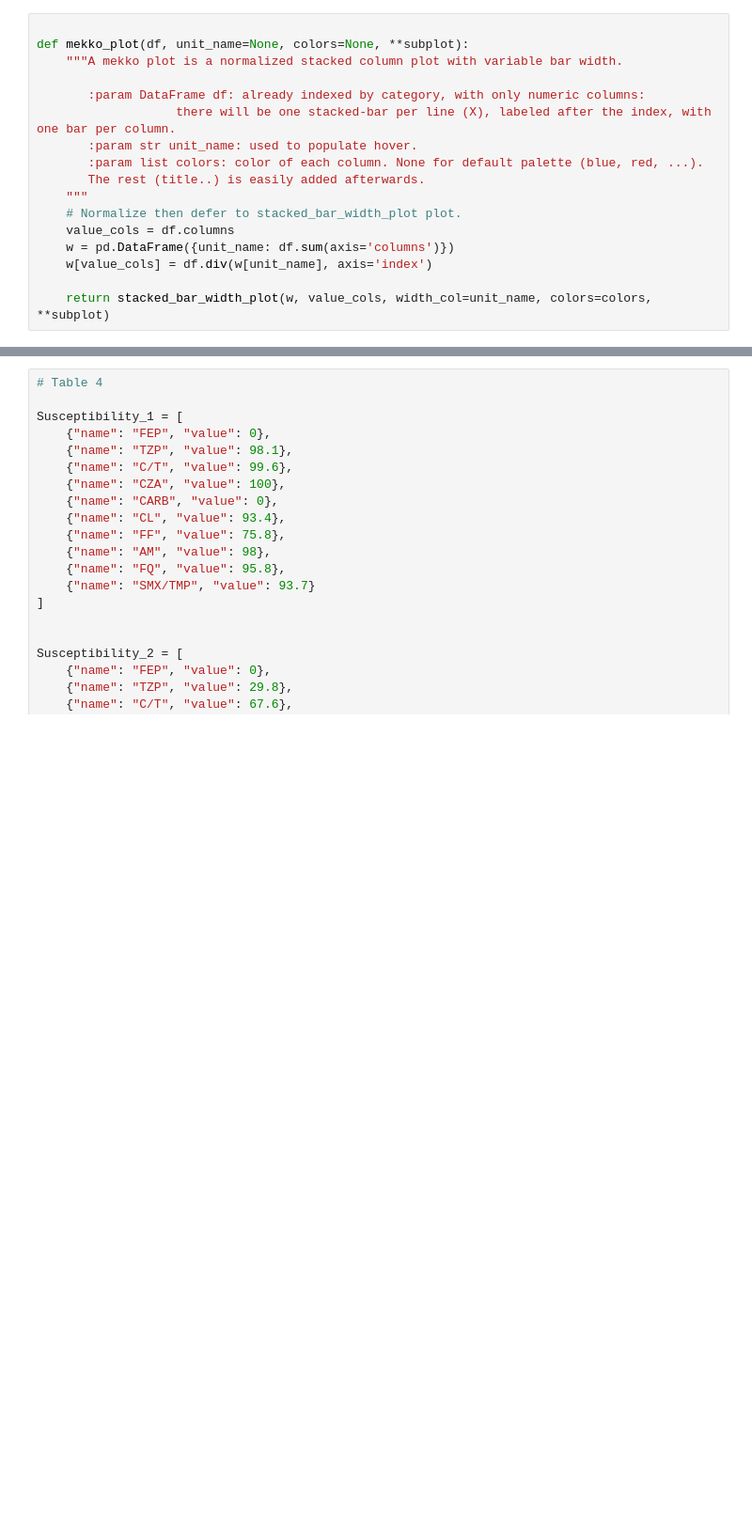
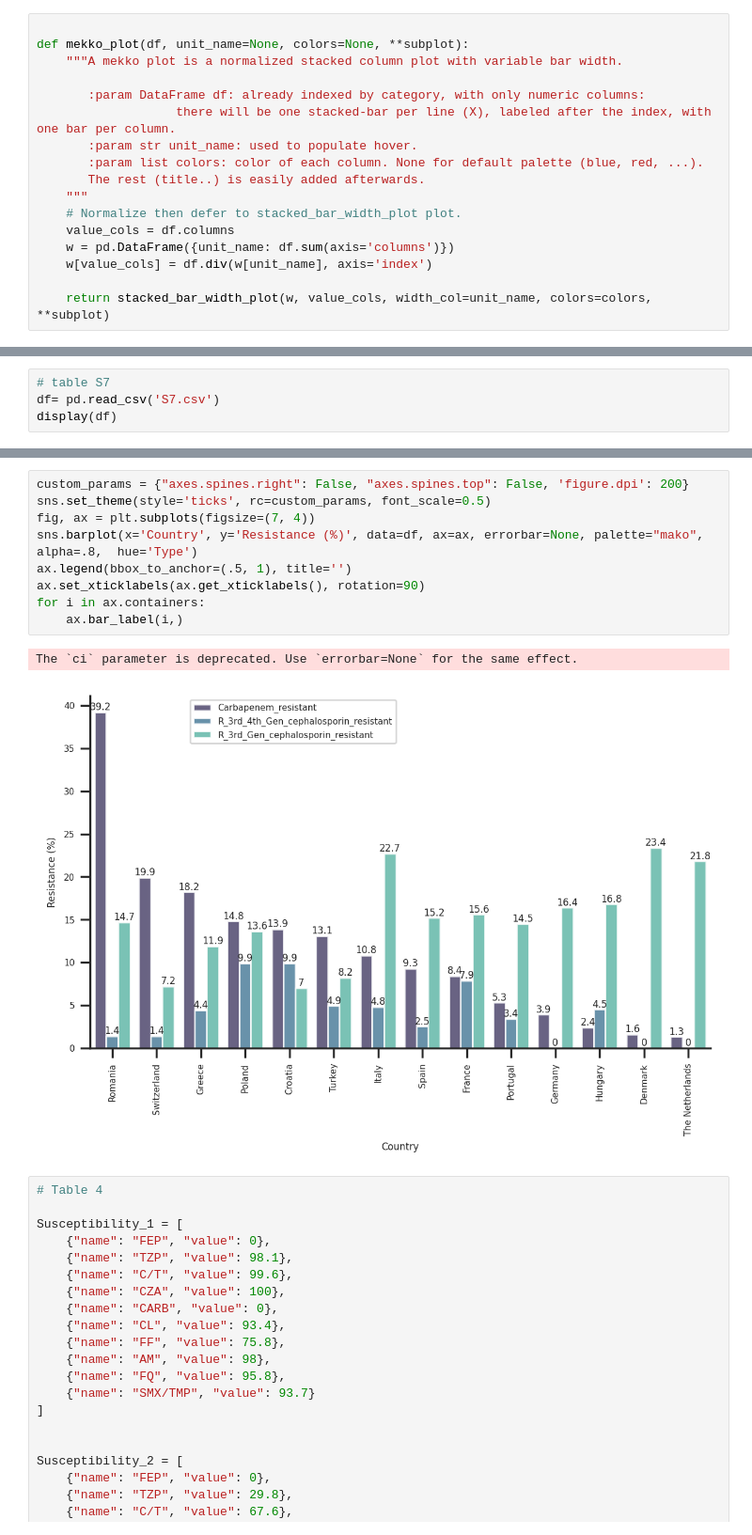
Before and after one commit to Le-bruit-de-nos-pas/EuESCPM_2023, a Jupyter notebook: Marimekko_EuESCPM_2023.ipynb, the cells around one changed output, grey strips where cells are left out. Shown at 94% size. Drawn from its saved outputs; the diff is of its cells as text; blank space fills up the shorter version.

```diff
--- a/Marimekko_EuESCPM_2023.ipynb
+++ b/Marimekko_EuESCPM_2023.ipynb
@@ -100,0 +155,4 @@ mekko_plot(df, unit_name='some_label')
+# %%
+# table S7
+df= pd.read_csv('S7.csv')
+display(df)
@@ -101,3 +177,15 @@ mekko_plot(df, unit_name='some_label')
+# %%
+custom_params = {"axes.spines.right": False, "axes.spines.top": False, 'figure.dpi': 200}
+sns.set_theme(style='ticks', rc=custom_params, font_scale=0.5)
+fig, ax = plt.subplots(figsize=(7, 4))
+sns.barplot(x='Country', y='Resistance (%)', data=df, ax=ax, errorbar=None, palette="mako", alpha=.8,  hue='Type')
+ax.legend(bbox_to_anchor=(.5, 1), title='')
+ax.set_xticklabels(ax.get_xticklabels(), rotation=90)
+for i in ax.containers:
+    ax.bar_label(i,)
+# %% [output]
+The `ci` parameter is deprecated. Use `errorbar=None` for the same effect.
+[figure, added]
 # %%
 # Table 4
 
```
Also changed, not shown: parts of 6 cells of this notebook.
